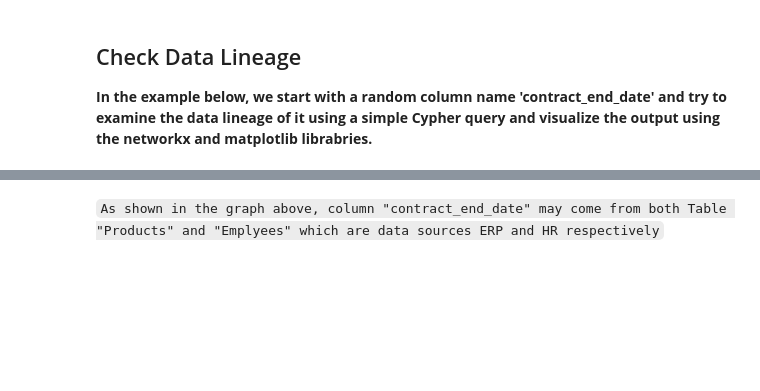
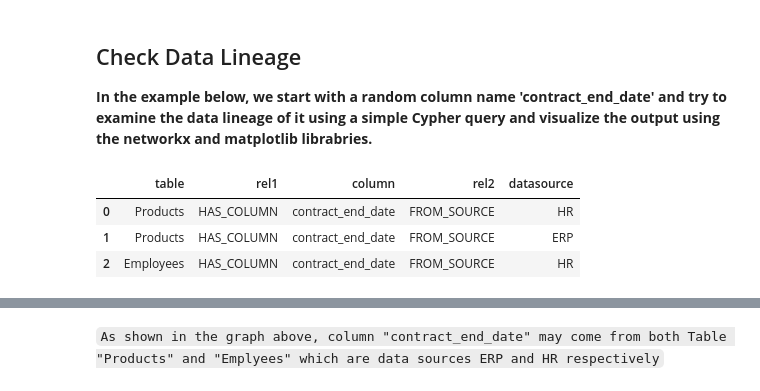
Before and after one commit to zhongjie526/neo4j_data_catalog, a Jupyter notebook: Data Catalog Management.ipynb, the cells around one changed output, grey strips where cells are left out. Cells and saved outputs as stored; diff of their text form; code cells hidden in the pictures; blank space fills up the shorter version.

```diff
--- a/Data Catalog Management.ipynb
+++ b/Data Catalog Management.ipynb
@@ -219,3 +216,15 @@ gds.run_cypher("""
 # %% [markdown]
 ## Check Data Lineage
 **In the example below, we start with a random column name 'contract_end_date' and try to examine the data lineage of it using a simple Cypher query and visualize the output using the networkx and matplotlib librabries.**
+# %%
+result = gds.run_cypher("""
+    match (c:Column {name:'contract_end_date'})-[r1:HAS_COLUMN]-(t:Table)-[r2:FROM_SOURCE]-(s:Datasource)
+    return t.name as table,type(r1) as rel1,c.name as column,type(r2) as rel2,s.name as datasource
+""")
+
+result
+# %% [output]
+|  | table | rel1 | column | rel2 | datasource |
+| 0 | Products | HAS_COLUMN | contract_end_date | FROM_SOURCE | HR |
+| 1 | Products | HAS_COLUMN | contract_end_date | FROM_SOURCE | ERP |
+| 2 | Employees | HAS_COLUMN | contract_end_date | FROM_SOURCE | HR |
```
Also changed, not shown: parts of 5 cells of this notebook, 1 other file.
